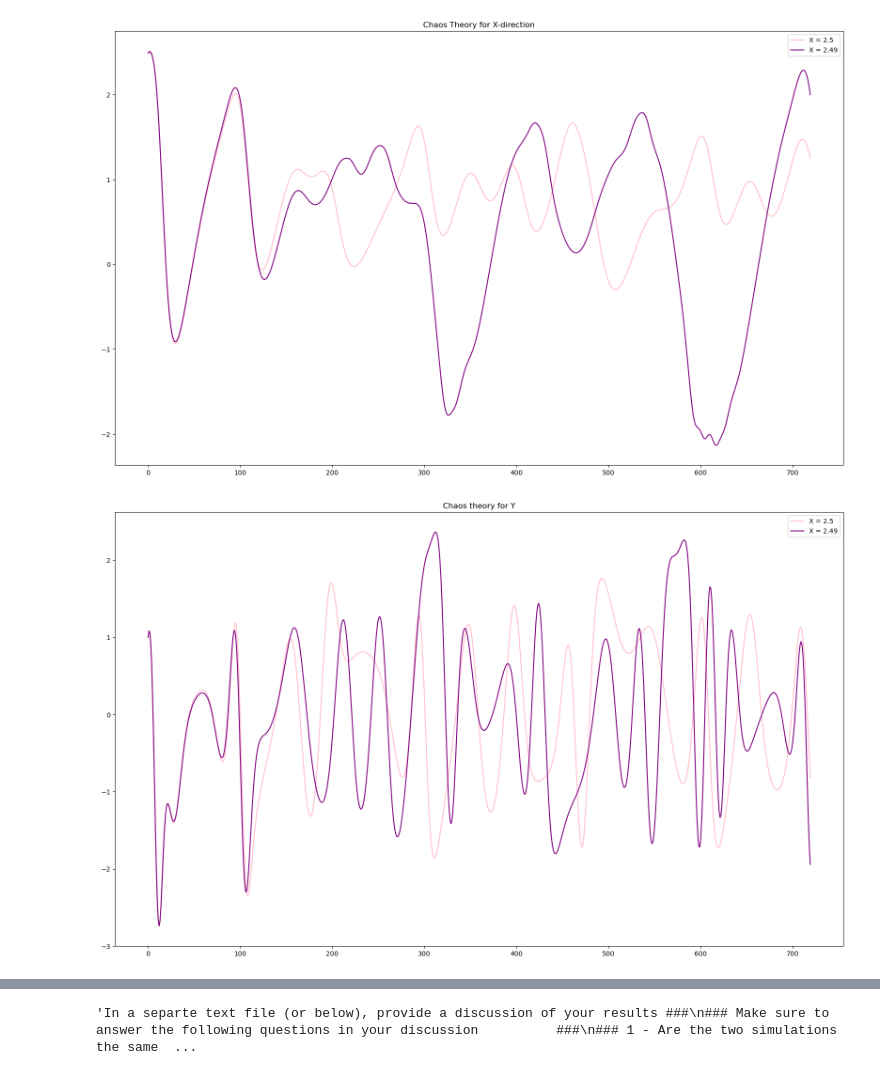
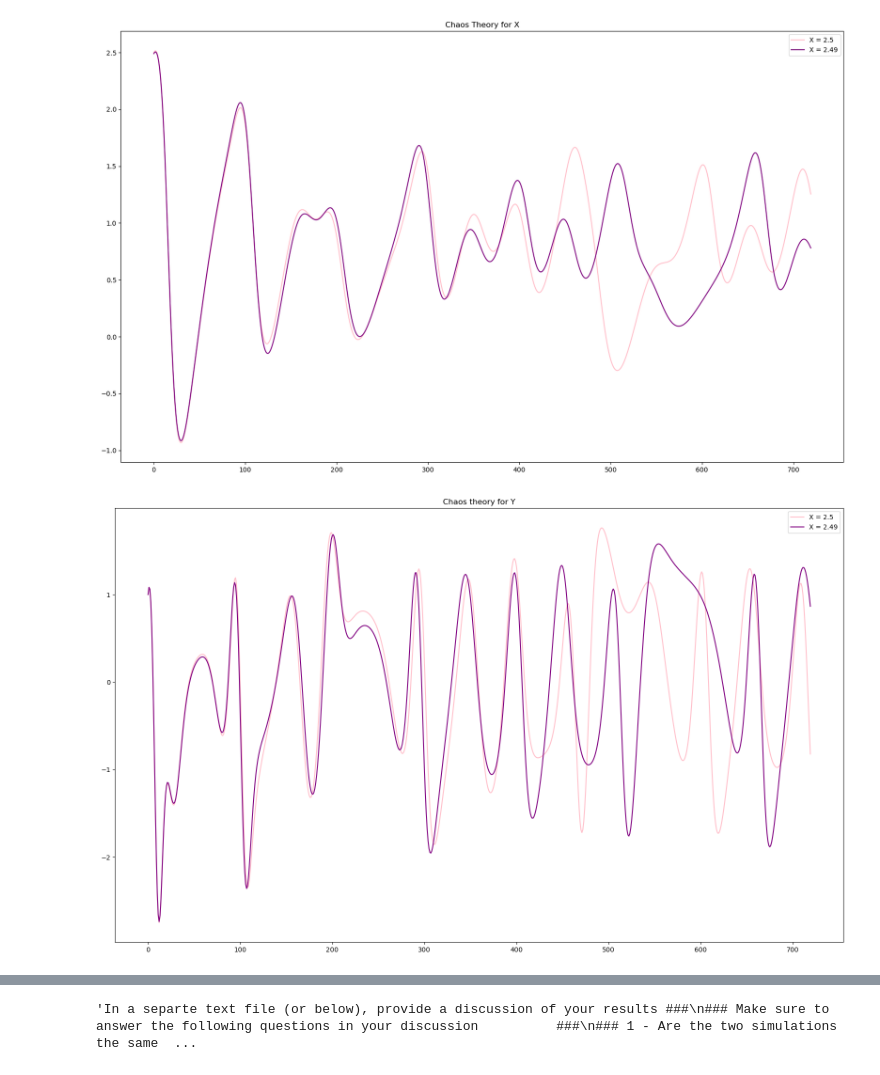
Before and after one commit to JoshKernATSC/ATSC528_2022, a Jupyter notebook: 04-Chaos/chaos.ipynb, the cells around one changed output, grey strips where cells are left out. Drawn from its saved outputs; the diff is of its cells as text; code cells hidden in the pictures.

```diff
--- a/04-Chaos/chaos.ipynb
+++ b/04-Chaos/chaos.ipynb
@@ -63,37 +66,42 @@ result_z[0,1] = zknot
 # %%
 #forward difference and store into result arrays
-for j in range(2):
-    for i in range(1, number_xyz):
-        x_plus_changeint = result_x[i-1,j] + (deltat * ((-result_y[i-1,j]**2) - (result_z[i-1,j]**2) - (a*result_x[i-1,j]) + (a*F)))
-        result_x[i,j] = x_plus_changeint
-        y_plus_changeint = result_y[i-1,j] + (deltat * ((result_x[i-1,0]*result_y[i-1,j]) - (b*result_x[i-1, j]*result_z[i-1, j]) - (result_y[i-1, j]) + G))
-        result_y[i,j] = y_plus_changeint
-        z_plus_changeint = result_z[i-1,j] + (deltat * ((b*result_x[i-1,j]*result_y[i-1,j]) + (result_x[i-1,j] * result_z[i-1,j]) - (result_z[i-1,j])))
-        result_z[i,j] = z_plus_changeint
+for i in range(1, number_xyz):
+    x_plus_changeint = result_x[i-1] + (deltat * ((-result_y[i-1]**2) - (result_z[i-1]**2) - (a*result_x[i-1]) + (a*F)))
+    y_plus_changeint = result_y[i-1] + (deltat * ((result_x[i-1]*result_y[i-1]) - (b*result_x[i-1]*result_z[i-1]) - (result_y[i-1]) + G))
+    z_plus_changeint = result_z[i-1] + (deltat * ((b*result_x[i-1]*result_y[i-1]) + (result_x[i-1] * result_z[i-1]) - (result_z[i-1])))
+    result_x[i] = x_plus_changeint
+    result_y[i] = y_plus_changeint
+    result_z[i] = z_plus_changeint
+
+for i in range(1, number_xyz):
+    x2_plus_changeint = result_x2[i-1] + (deltat * ((-result_y2[i-1]**2) - (result_z2[i-1]**2) - (a*result_x2[i-1]) + (a*F)))
+    y2_plus_changeint = result_y2[i-1] + (deltat * ((result_x2[i-1]*result_y2[i-1]) - (b*result_x2[i-1]*result_z2[i-1]) - (result_y2[i-1]) + G))
+    z2_plus_changeint = result_z2[i-1] + (deltat * ((b*result_x2[i-1]*result_y2[i-1]) + (result_x2[i-1] * result_z2[i-1]) - (result_z2[i-1])))
+    result_x2[i] = x2_plus_changeint
+    result_y2[i] = y2_plus_changeint
+    result_z2[i] = z2_plus_changeint
 # %%
 #plot X direction
 fig = plt.figure(figsize = (20,12))
-plt.plot(result_x[:,0], color = 'pink', label = 'X = 2.5')
-plt.plot(result_x[:,1], color = 'purple', label = 'X = 2.49')
-
+plt.plot(result_x[:], color = 'pink', label = 'X = 2.5')
+plt.plot(result_x2[:], color = 'purple', label = 'X = 2.49')
 plt.legend()
-plt.title('Chaos Theory for X-direction')
+plt.title('Chaos Theory for X')
 plt.savefig('Chaos X')
 plt.show()
 # %% [output]
-[figure, old version]
+[figure, new version]
 # %%
 #plot Y direction
 fig = plt.figure(figsize = (20,12))
-plt.plot(result_y[:,0], color = 'pink', label = 'X = 2.5')
-plt.plot(result_y[:,1], color = 'purple', label = 'X = 2.49')
-
+plt.plot(result_y[:], color = 'pink', label = 'X = 2.5')
+plt.plot(result_y2[:], color = 'purple', label = 'X = 2.49')
 plt.legend()
 plt.title('Chaos theory for Y')
 plt.savefig('Chaos Y')
 plt.show()
 # %% [output]
-[figure, old version]
+[figure, new version]
 # %%
 #plot z direction
 fig = plt.figure(figsize = (20,12))
```
Also changed, not shown: parts of 2 cells of this notebook, 3 other files.
